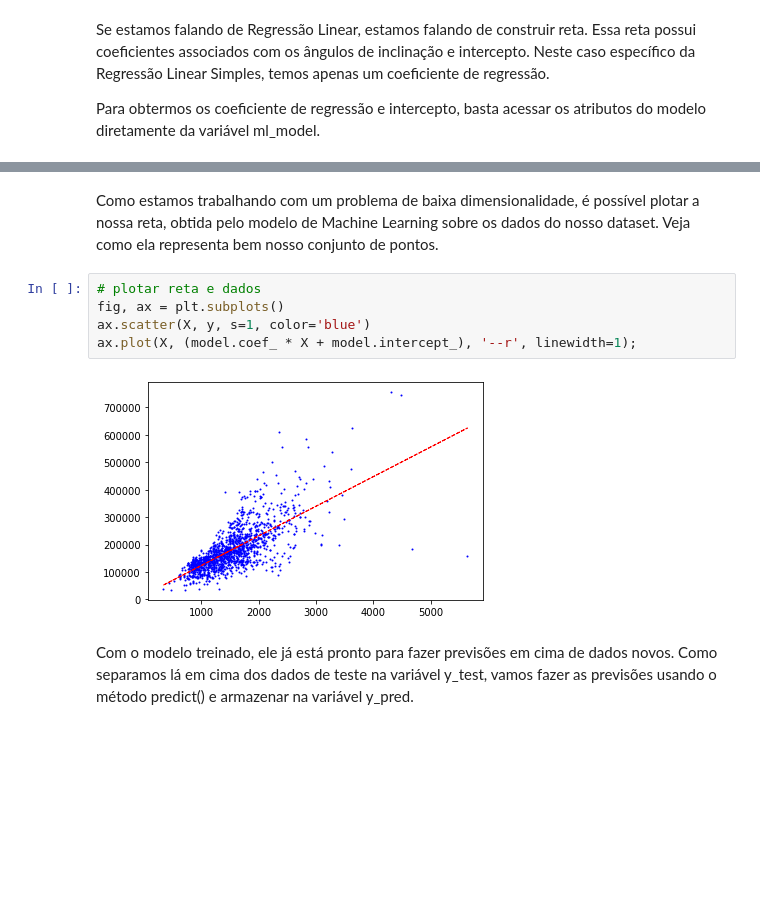
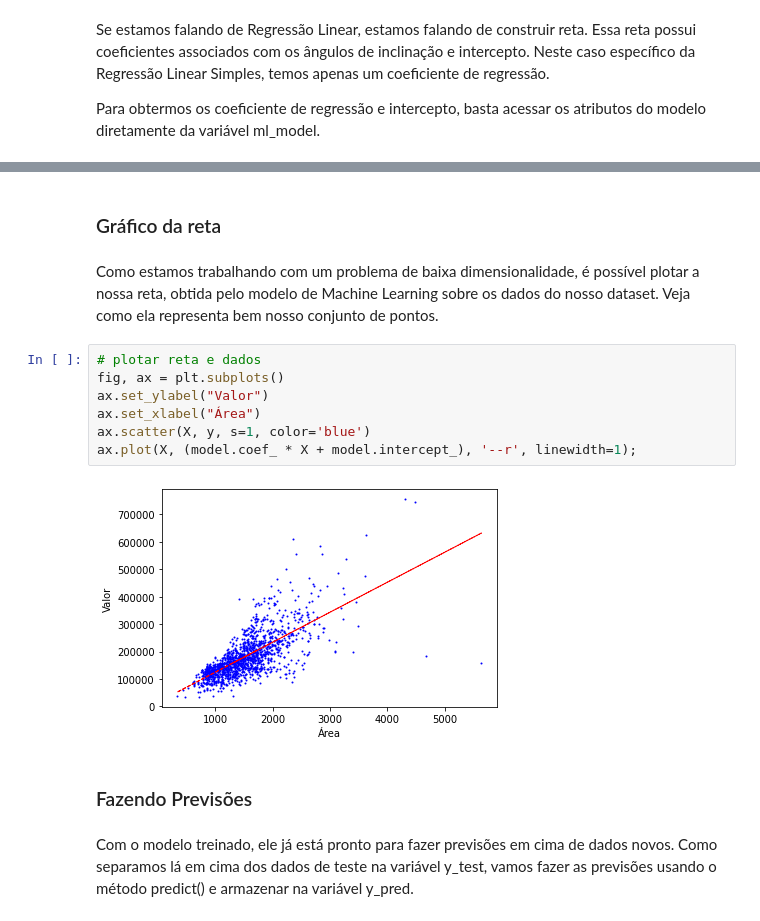
Before and after one commit to mabittar/Portfolio, a Jupyter notebook: ML2_Regressao_Linear.ipynb, the cells around one changed output, grey strips where cells are left out. Cells and saved outputs as stored; diff of their text form; blank space fills up the shorter version.

```diff
--- a/ML2_Regressao_Linear.ipynb
+++ b/ML2_Regressao_Linear.ipynb
@@ -194,12 +204,18 @@ Intercepto:      15819.546682887216
+# %% [markdown]
+### Gráfico da reta
 # %% [markdown]
 Como estamos trabalhando com um problema de baixa dimensionalidade, é possível plotar a nossa reta, obtida pelo modelo de Machine Learning sobre os dados do nosso dataset. Veja como ela representa bem nosso conjunto de pontos.
 # %%
 # plotar reta e dados
 fig, ax = plt.subplots()
+ax.set_ylabel("Valor")
+ax.set_xlabel("Área")
 ax.scatter(X, y, s=1, color='blue')
 ax.plot(X, (model.coef_ * X + model.intercept_), '--r', linewidth=1);
 # %% [output]
-[figure, old version]
+[figure, new version]
+# %% [markdown]
+### Fazendo Previsões
 # %% [markdown]
 Com o modelo treinado, ele já está pronto para fazer previsões em cima de dados novos. Como separamos lá em cima dos dados de teste na variável y_test, vamos fazer as previsões usando o método predict() e armazenar na variável y_pred.
 # %%
```
Also changed, not shown: parts of 12 cells of this notebook.
